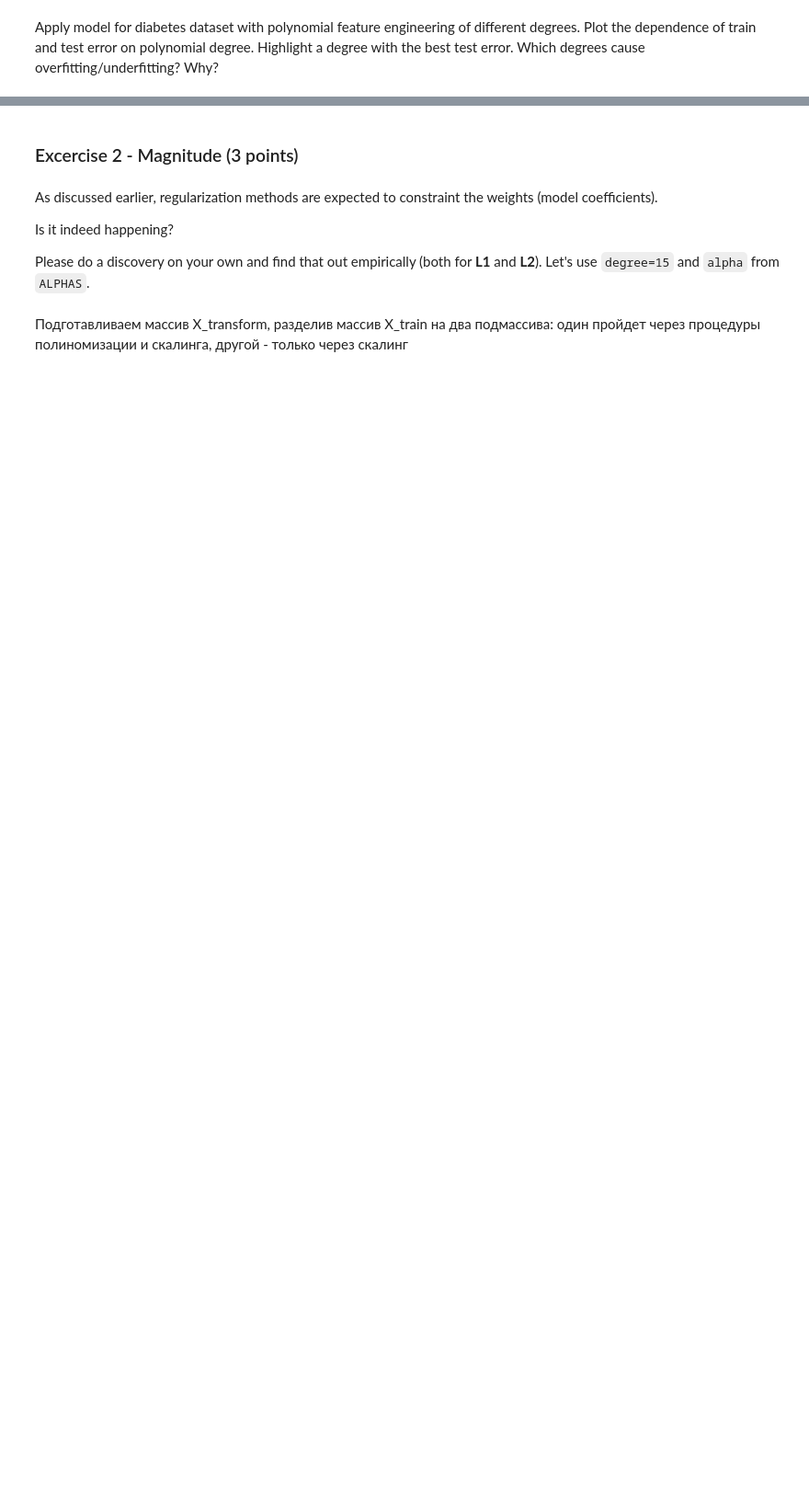
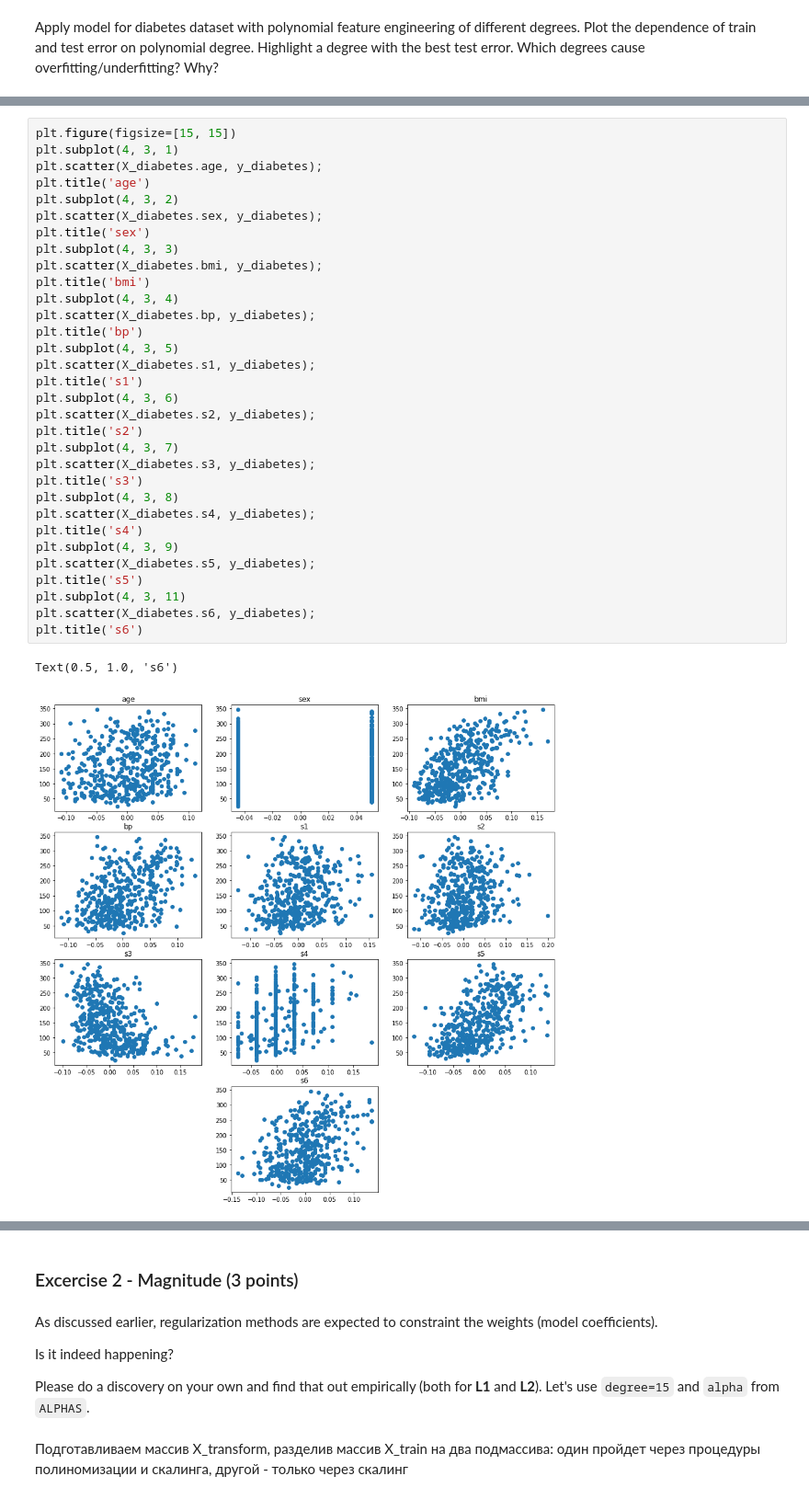
Before and after one commit to vilen-kim/4_overfitting_regularization, a Jupyter notebook: overfitting_regularization.ipynb, the cells around one changed output, grey strips where cells are left out. Shown at 92% size. Drawn from its saved outputs; the diff is of its cells as text; blank space fills up the shorter version.

```diff
--- a/overfitting_regularization.ipynb
+++ b/overfitting_regularization.ipynb
@@ -357,0 +378,35 @@ Apply model for diabetes dataset with polynomial feature engineering of differen
+# %%
+plt.figure(figsize=[15, 15])
+plt.subplot(4, 3, 1)
+plt.scatter(X_diabetes.age, y_diabetes);
+plt.title('age')
+plt.subplot(4, 3, 2)
+plt.scatter(X_diabetes.sex, y_diabetes);
+plt.title('sex')
+plt.subplot(4, 3, 3)
+plt.scatter(X_diabetes.bmi, y_diabetes);
+plt.title('bmi')
+plt.subplot(4, 3, 4)
+plt.scatter(X_diabetes.bp, y_diabetes);
+plt.title('bp')
+plt.subplot(4, 3, 5)
+plt.scatter(X_diabetes.s1, y_diabetes);
+plt.title('s1')
+plt.subplot(4, 3, 6)
+plt.scatter(X_diabetes.s2, y_diabetes);
+plt.title('s2')
+plt.subplot(4, 3, 7)
+plt.scatter(X_diabetes.s3, y_diabetes);
+plt.title('s3')
+plt.subplot(4, 3, 8)
+plt.scatter(X_diabetes.s4, y_diabetes);
+plt.title('s4')
+plt.subplot(4, 3, 9)
+plt.scatter(X_diabetes.s5, y_diabetes);
+plt.title('s5')
+plt.subplot(4, 3, 11)
+plt.scatter(X_diabetes.s6, y_diabetes);
+plt.title('s6')
+# %% [output]
+Text(0.5, 1.0, 's6')
+[figure, added]
```
Also changed, not shown: parts of 43 cells of this notebook.
